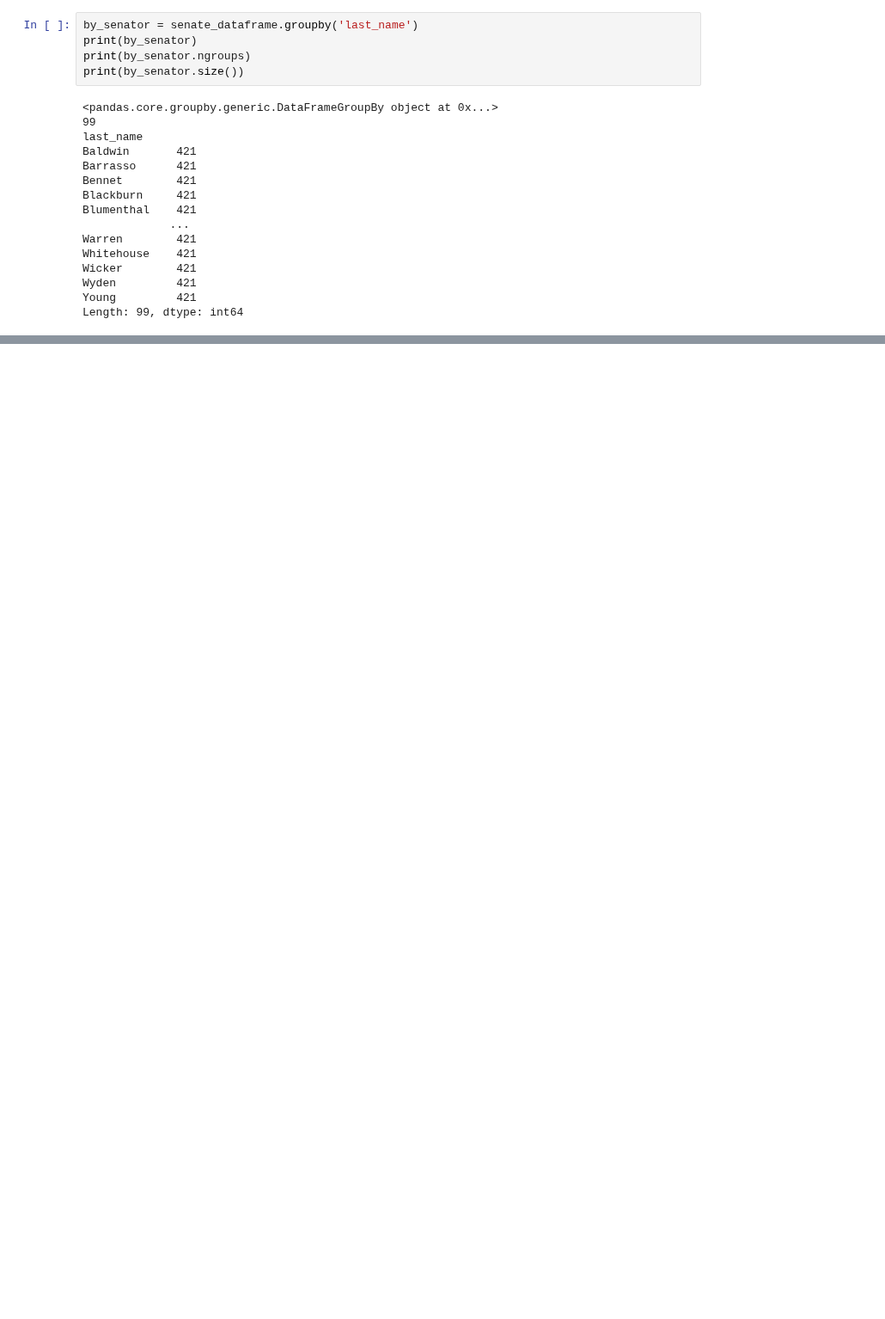
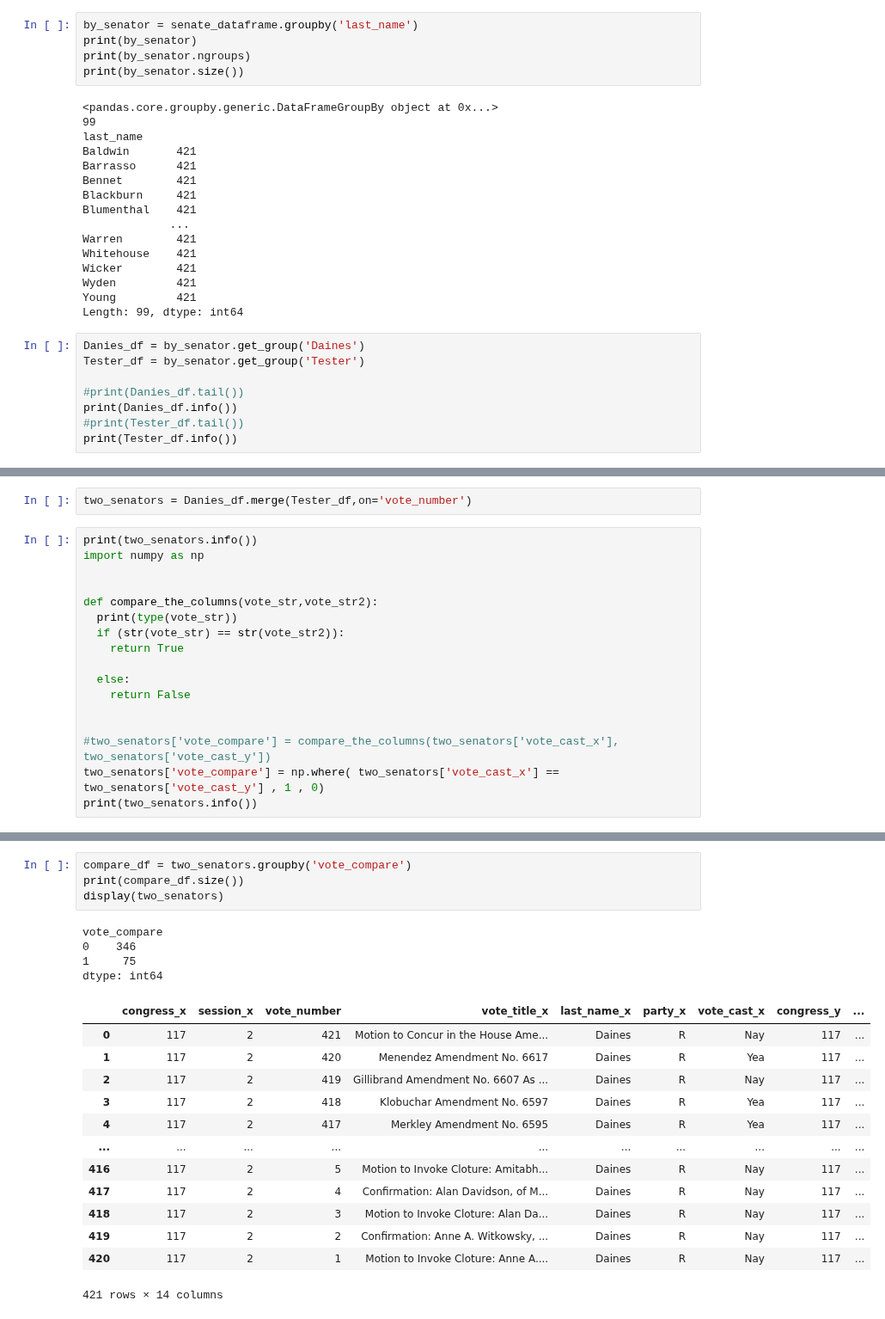
Before and after one commit to sledhead/simple_python, a Jupyter notebook: webpage_scrap.ipynb, the cells around one changed output, grey strips where cells are left out. Shown at 86% size. Saved outputs shown, nothing was run; the diff lists cells and outputs as text; blank space fills up the shorter version.

Commit message:
compare two senators

```diff
--- a/webpage_scrap.ipynb
+++ b/webpage_scrap.ipynb
@@ -346,3 +346,11 @@ Wicker        421
 Wyden         421
 Young         421
 Length: 99, dtype: int64
+# %%
+Danies_df = by_senator.get_group('Daines')
+Tester_df = by_senator.get_group('Tester')
+
+#print(Danies_df.tail())
+print(Danies_df.info())
+#print(Tester_df.tail())
+print(Tester_df.info())
@@ -348,0 +375,19 @@ Length: 99, dtype: int64
+# %%
+two_senators = Danies_df.merge(Tester_df,on='vote_number')
+# %%
+print(two_senators.info())
+import numpy as np
+
+
+def compare_the_columns(vote_str,vote_str2):
+  print(type(vote_str))
+  if (str(vote_str) == str(vote_str2)):
+    return True
+
+  else:
+    return False
+
+
+#two_senators['vote_compare'] = compare_the_columns(two_senators['vote_cast_x'], two_senators['vote_cast_y'])
+two_senators['vote_compare'] = np.where( two_senators['vote_cast_x'] == two_senators['vote_cast_y'] , 1 , 0)
+print(two_senators.info())
@@ -348,0 +412,22 @@ Length: 99, dtype: int64
+# %%
+compare_df = two_senators.groupby('vote_compare')
+print(compare_df.size())
+display(two_senators)
+# %% [output]
+vote_compare
+0    346
+1     75
+dtype: int64
+|  | congress_x | session_x | vote_number | vote_title_x | last_name_x | party_x | vote_cast_x | congress_y | ... |
+| 0 | 117 | 2 | 421 | Motion to Concur in the House Ame... | Daines | R | Nay | 117 | ... |
+| 1 | 117 | 2 | 420 | Menendez Amendment No. 6617 | Daines | R | Yea | 117 | ... |
+| 2 | 117 | 2 | 419 | Gillibrand Amendment No. 6607 As ... | Daines | R | Nay | 117 | ... |
+| 3 | 117 | 2 | 418 | Klobuchar Amendment No. 6597 | Daines | R | Yea | 117 | ... |
+| 4 | 117 | 2 | 417 | Merkley Amendment No. 6595 | Daines | R | Yea | 117 | ... |
+| ... | ... | ... | ... | ... | ... | ... | ... | ... | ... |
+| 416 | 117 | 2 | 5 | Motion to Invoke Cloture: Amitabh... | Daines | R | Nay | 117 | ... |
+| 417 | 117 | 2 | 4 | Confirmation: Alan Davidson, of M... | Daines | R | Nay | 117 | ... |
+| 418 | 117 | 2 | 3 | Motion to Invoke Cloture: Alan Da... | Daines | R | Nay | 117 | ... |
+| 419 | 117 | 2 | 2 | Confirmation: Anne A. Witkowsky, ... | Daines | R | Nay | 117 | ... |
+| 420 | 117 | 2 | 1 | Motion to Invoke Cloture: Anne A.... | Daines | R | Nay | 117 | ... |
+421 rows × 14 columns
```
Also changed, not shown: parts of 2 cells of this notebook.
